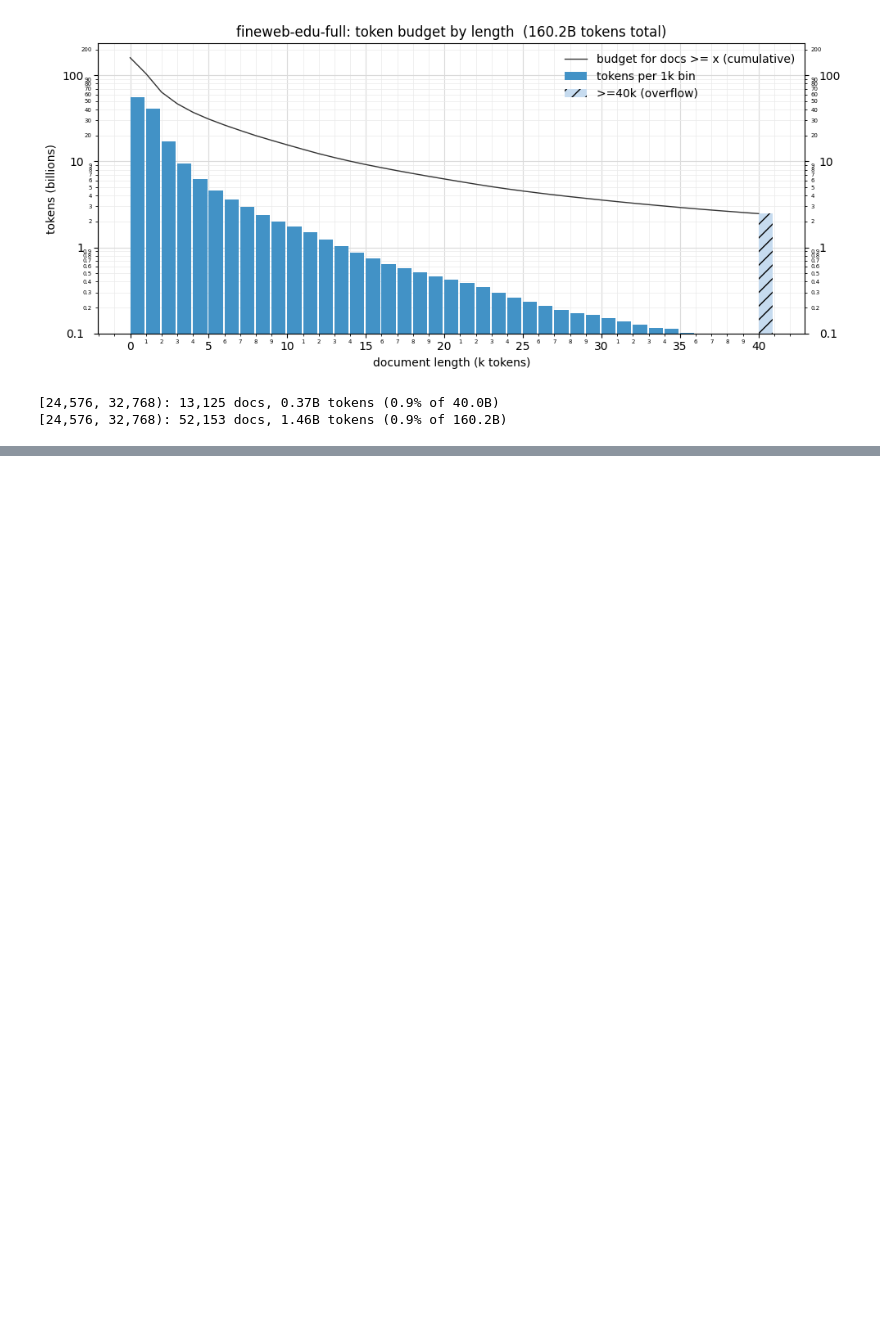
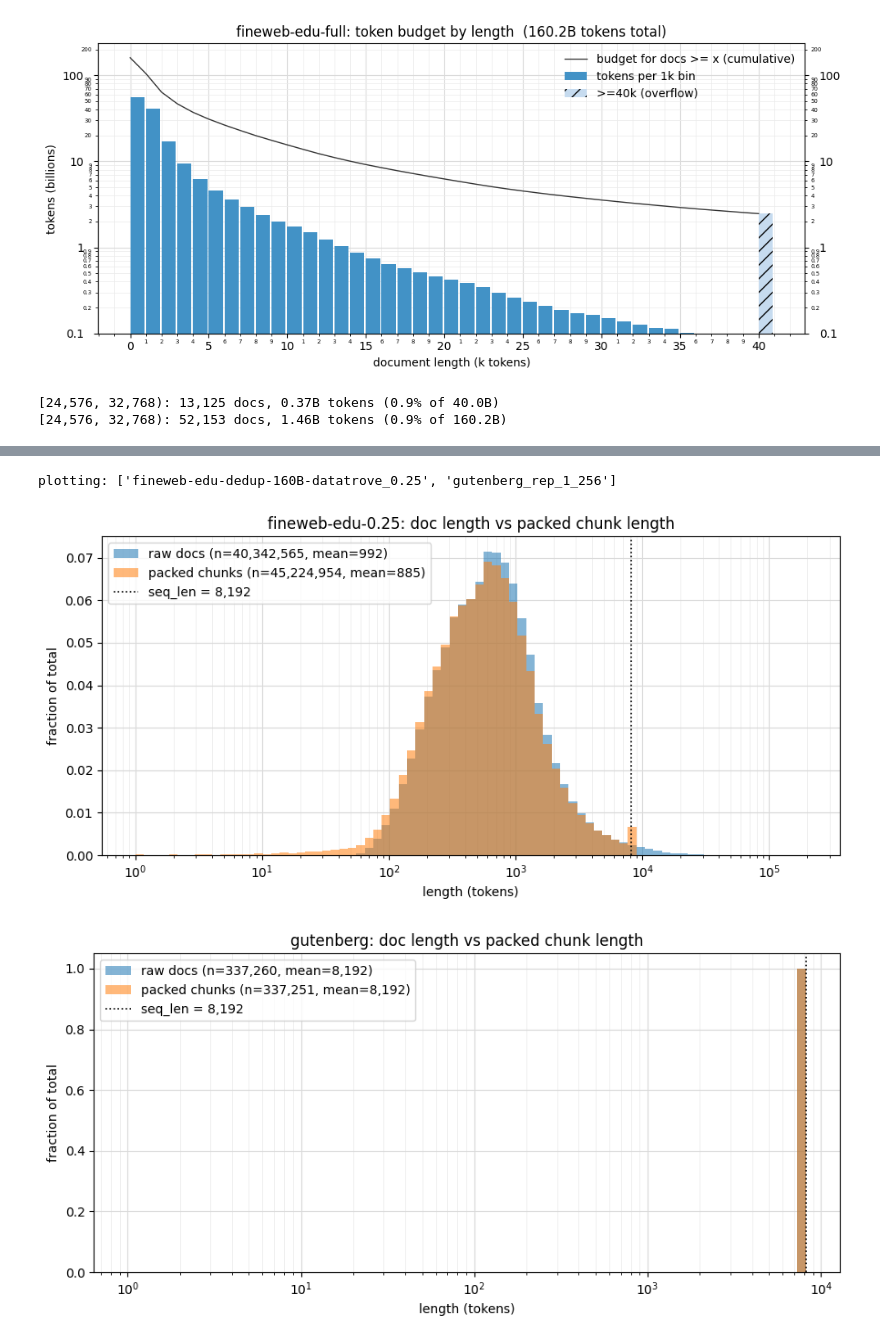
Before and after one commit to elena-lyulina/Megatron-LM-Attention-Benchmark, a Jupyter notebook: attn_bench/notebooks/doc_lengths.ipynb, the cells around one changed output, grey strips where cells are left out. Cells and saved outputs as stored; diff of their text form; code cells hidden in the pictures; blank space fills up the shorter version.

Commit message:
fix doc / chunk lengths stats scripts + better plotting

```diff
--- a/attn_bench/notebooks/doc_lengths.ipynb
+++ b/attn_bench/notebooks/doc_lengths.ipynb
@@ -229,0 +329,44 @@ for name in ("fineweb-edu-dedup-160B-datatrove_0.25", "fineweb-edu-dedup-160B-da
+# %%
+common = sorted(set(datasets) & set(chunk_hists))
+print("plotting:", common)
+
+for name in common:
+    doc_lengths = datasets[name]
+    hist = chunk_hists[name]
+    seq_len = len(hist)
+    chunk_lengths = np.arange(1, seq_len + 1)
+
+    max_len = max(doc_lengths.max(), seq_len)
+    bins = np.logspace(0, np.log10(max_len + 1), 80)  # +1: avoid dropping max-length values
+                                                        # (log10/pow roundoff can put the last
+                                                        # edge just below max_len)
+
+    # NOTE: deliberately NOT density=True. With log-spaced bins, density=True divides each
+    # bin's count by its (linear) bin *width* -- and the first log-bin near x=1 is ~70x
+    # narrower than bins further out, so even a handful of very-short chunks (sample-window
+    # cuts landing right next to a doc boundary -- real, but <0.03% of chunks) get blown up
+    # into the tallest bar in the plot. Weighting by 1/N instead gives "fraction of total per
+    # (already log-spaced, so already fair) bin", which is what we actually want to compare.
+    ax_doc_weights = np.full(len(doc_lengths), 1 / len(doc_lengths))
+    chunk_weights = hist / hist.sum()
+
+    fig, ax = plt.subplots(figsize=(9, 4.5))
+    ax.hist(doc_lengths, bins=bins, weights=ax_doc_weights, alpha=0.55,
+            label=f"raw docs (n={len(doc_lengths):,}, mean={doc_lengths.mean():,.0f})")
+    ax.hist(chunk_lengths, bins=bins, weights=chunk_weights, alpha=0.55,
+            label=f"packed chunks (n={int(hist.sum()):,}, mean={chunk_stats[name]['mean']:,.0f})")
+    ax.axvline(seq_len, color="black", linestyle=":", linewidth=1.2, label=f"seq_len = {seq_len:,}")
+    ax.set_xscale("log")
+    ax.set_axisbelow(True)
+    ax.grid(which="major", color="#dadada", linewidth=0.8)
+    ax.grid(which="minor", color="#ececec", linewidth=0.6)
+    ax.set_xlabel("length (tokens)")
+    ax.set_ylabel("fraction of total")
+    ax.set_title(f"{disp(name)}: doc length vs packed chunk length")
+    ax.legend()
+    plt.tight_layout()
+    plt.show()
+# %% [output]
+plotting: ['fineweb-edu-dedup-160B-datatrove_0.25', 'gutenberg_rep_1_256']
+[figure, added]
+[figure, added]
```
Also changed, not shown: parts of 4 cells of this notebook, 4 other files.
